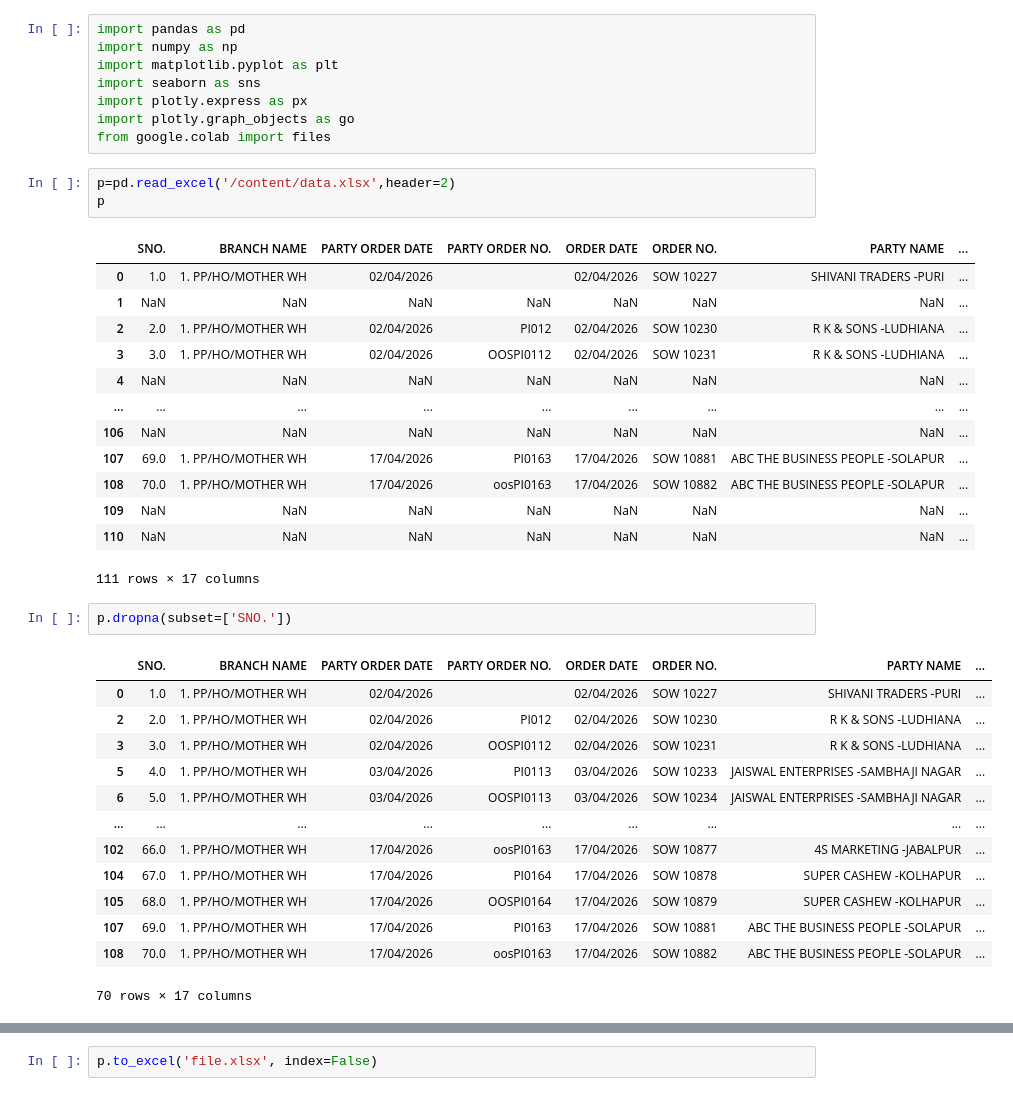
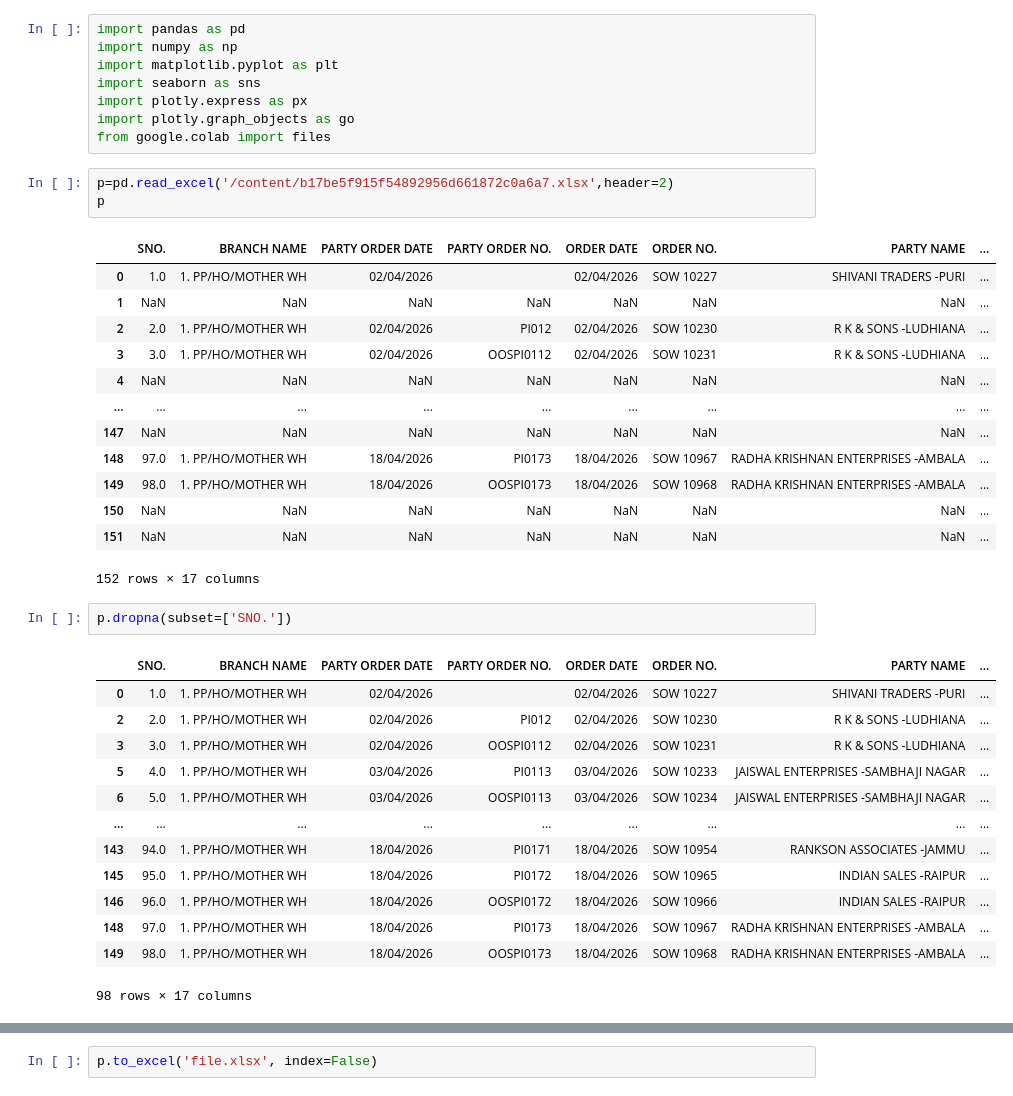
Before and after one commit to ArjunJadhav-data/Airline-performance-revenue-analysis, a Jupyter notebook: dataCleanigAndReplaceValues.ipynb, the cells around one changed output, grey strips where cells are left out. Drawn from its saved outputs; the diff is of its cells as text.

```diff
--- a/dataCleanigAndReplaceValues.ipynb
+++ b/dataCleanigAndReplaceValues.ipynb
@@ -9,22 +9,22 @@ import plotly.express as px
 import plotly.graph_objects as go
 from google.colab import files
 # %%
-p=pd.read_excel('/content/data.xlsx',header=2)
+p=pd.read_excel('/content/b17be5f915f54892956d661872c0a6a7.xlsx',header=2)
 p
 # %% [output]
 |  | SNO. | BRANCH NAME | PARTY ORDER DATE | PARTY ORDER NO. | ORDER DATE | ORDER NO. | PARTY NAME | ... |
 | 0 | 1.0 | 1. PP/HO/MOTHER WH | 02/04/2026 |  | 02/04/2026 | SOW 10227 | SHIVANI TRADERS -PURI | ... |
 | 1 | NaN | NaN | NaN | NaN | NaN | NaN | NaN | ... |
 | 2 | 2.0 | 1. PP/HO/MOTHER WH | 02/04/2026 | PI012 | 02/04/2026 | SOW 10230 | R K & SONS -LUDHIANA | ... |
 | 3 | 3.0 | 1. PP/HO/MOTHER WH | 02/04/2026 | OOSPI0112 | 02/04/2026 | SOW 10231 | R K & SONS -LUDHIANA | ... |
 | 4 | NaN | NaN | NaN | NaN | NaN | NaN | NaN | ... |
 | ... | ... | ... | ... | ... | ... | ... | ... | ... |
-| 106 | NaN | NaN | NaN | NaN | NaN | NaN | NaN | ... |
-| 107 | 69.0 | 1. PP/HO/MOTHER WH | 17/04/2026 | PI0163 | 17/04/2026 | SOW 10881 | ABC THE BUSINESS PEOPLE -SOLAPUR | ... |
-| 108 | 70.0 | 1. PP/HO/MOTHER WH | 17/04/2026 | oosPI0163 | 17/04/2026 | SOW 10882 | ABC THE BUSINESS PEOPLE -SOLAPUR | ... |
-| 109 | NaN | NaN | NaN | NaN | NaN | NaN | NaN | ... |
-| 110 | NaN | NaN | NaN | NaN | NaN | NaN | NaN | ... |
+| 147 | NaN | NaN | NaN | NaN | NaN | NaN | NaN | ... |
+| 148 | 97.0 | 1. PP/HO/MOTHER WH | 18/04/2026 | PI0173 | 18/04/2026 | SOW 10967 | RADHA KRISHNAN ENTERPRISES -AMBALA | ... |
+| 149 | 98.0 | 1. PP/HO/MOTHER WH | 18/04/2026 | OOSPI0173 | 18/04/2026 | SOW 10968 | RADHA KRISHNAN ENTERPRISES -AMBALA | ... |
+| 150 | NaN | NaN | NaN | NaN | NaN | NaN | NaN | ... |
+| 151 | NaN | NaN | NaN | NaN | NaN | NaN | NaN | ... |
-111 rows × 17 columns
+152 rows × 17 columns
 # %%
 p.dropna(subset=['SNO.'])
 # %% [output]
@@ -35,10 +35,10 @@ p.dropna(subset=['SNO.'])
 | 5 | 4.0 | 1. PP/HO/MOTHER WH | 03/04/2026 | PI0113 | 03/04/2026 | SOW 10233 | JAISWAL ENTERPRISES -SAMBHAJI NAGAR | ... |
 | 6 | 5.0 | 1. PP/HO/MOTHER WH | 03/04/2026 | OOSPI0113 | 03/04/2026 | SOW 10234 | JAISWAL ENTERPRISES -SAMBHAJI NAGAR | ... |
 | ... | ... | ... | ... | ... | ... | ... | ... | ... |
-| 102 | 66.0 | 1. PP/HO/MOTHER WH | 17/04/2026 | oosPI0163 | 17/04/2026 | SOW 10877 | 4S MARKETING -JABALPUR | ... |
-| 104 | 67.0 | 1. PP/HO/MOTHER WH | 17/04/2026 | PI0164 | 17/04/2026 | SOW 10878 | SUPER CASHEW -KOLHAPUR | ... |
-| 105 | 68.0 | 1. PP/HO/MOTHER WH | 17/04/2026 | OOSPI0164 | 17/04/2026 | SOW 10879 | SUPER CASHEW -KOLHAPUR | ... |
-| 107 | 69.0 | 1. PP/HO/MOTHER WH | 17/04/2026 | PI0163 | 17/04/2026 | SOW 10881 | ABC THE BUSINESS PEOPLE -SOLAPUR | ... |
-| 108 | 70.0 | 1. PP/HO/MOTHER WH | 17/04/2026 | oosPI0163 | 17/04/2026 | SOW 10882 | ABC THE BUSINESS PEOPLE -SOLAPUR | ... |
+| 143 | 94.0 | 1. PP/HO/MOTHER WH | 18/04/2026 | PI0171 | 18/04/2026 | SOW 10954 | RANKSON ASSOCIATES -JAMMU | ... |
+| 145 | 95.0 | 1. PP/HO/MOTHER WH | 18/04/2026 | PI0172 | 18/04/2026 | SOW 10965 | INDIAN SALES -RAIPUR | ... |
+| 146 | 96.0 | 1. PP/HO/MOTHER WH | 18/04/2026 | OOSPI0172 | 18/04/2026 | SOW 10966 | INDIAN SALES -RAIPUR | ... |
+| 148 | 97.0 | 1. PP/HO/MOTHER WH | 18/04/2026 | PI0173 | 18/04/2026 | SOW 10967 | RADHA KRISHNAN ENTERPRISES -AMBALA | ... |
+| 149 | 98.0 | 1. PP/HO/MOTHER WH | 18/04/2026 | OOSPI0173 | 18/04/2026 | SOW 10968 | RADHA KRISHNAN ENTERPRISES -AMBALA | ... |
-70 rows × 17 columns
+98 rows × 17 columns
 # %%
```
Also changed, not shown: parts of 6 cells of this notebook.
